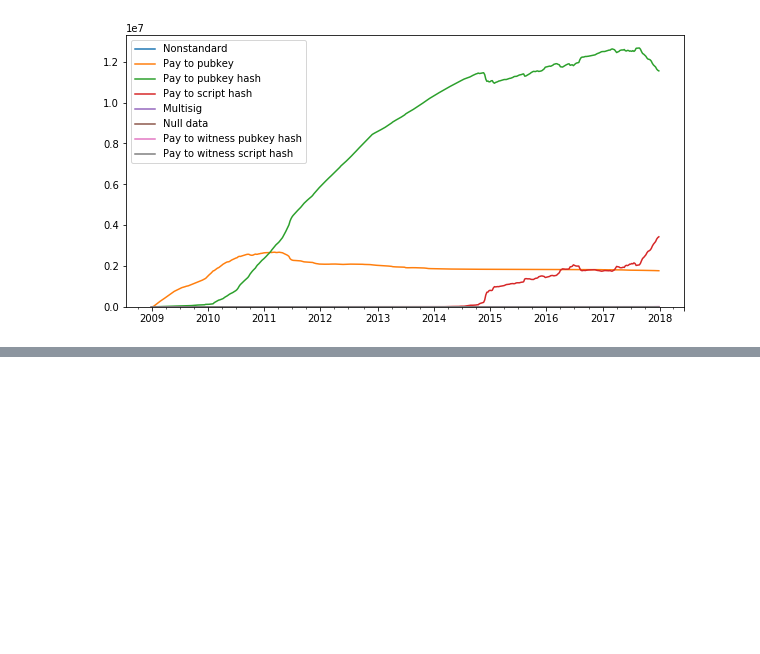
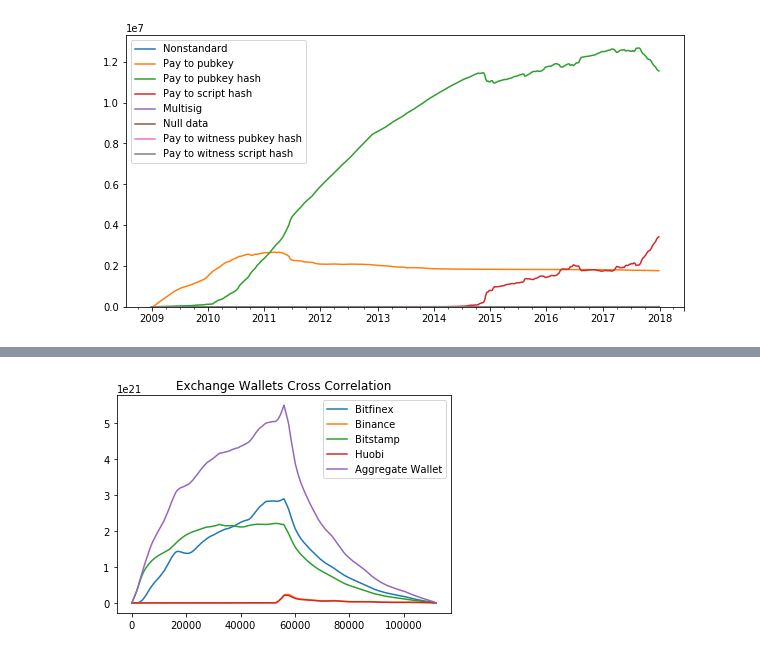
Before and after one commit to fund3/anova-blocksci, a Jupyter notebook: Eileen.ipynb, the cells around one changed output, grey strips where cells are left out. Saved outputs shown, nothing was run; the diff lists cells and outputs as text; code cells hidden in the pictures; blank space fills up the shorter version.

```diff
--- a/Eileen.ipynb
+++ b/Eileen.ipynb
@@ -515,0 +605,7 @@ ax.set_ylim(ymin=0)
+# %%
+#Aggregating wallets into 1 wallet
+bitfinex_bal = np.array(bitfinex_bal)
+binance_bal = np.array(binance_bal)
+bitstamp_bal = np.array(bitstamp_bal)
+huobi_bal = np.array(huobi_bal)
+aggregate_wallet_bal = bitfinex_bal + binance_bal + bitstamp_bal + huobi_bal
@@ -515,0 +614,14 @@ ax.set_ylim(ymin=0)
+# %%
+def cross_correlate(wallet, prices, exchange):
+    corr = signal.correlate(wallet, prices, mode = 'full')
+    plt.plot(corr, label = exchange)
+    plt.title('Exchange Wallets Cross Correlation')
+    plt.legend()
+# %%
+cross_correlate(bitfinex_bal, prices, 'Bitfinex')
+cross_correlate(binance_bal, prices, 'Binance')
+cross_correlate(bitstamp_bal, prices, 'Bitstamp')
+cross_correlate(huobi_bal, prices, 'Huobi')
+cross_correlate(aggregate_wallet_bal, prices, 'Aggregate Wallet')
+# %% [output]
+[figure, added]
```
Also changed, not shown: parts of 20 cells of this notebook.
